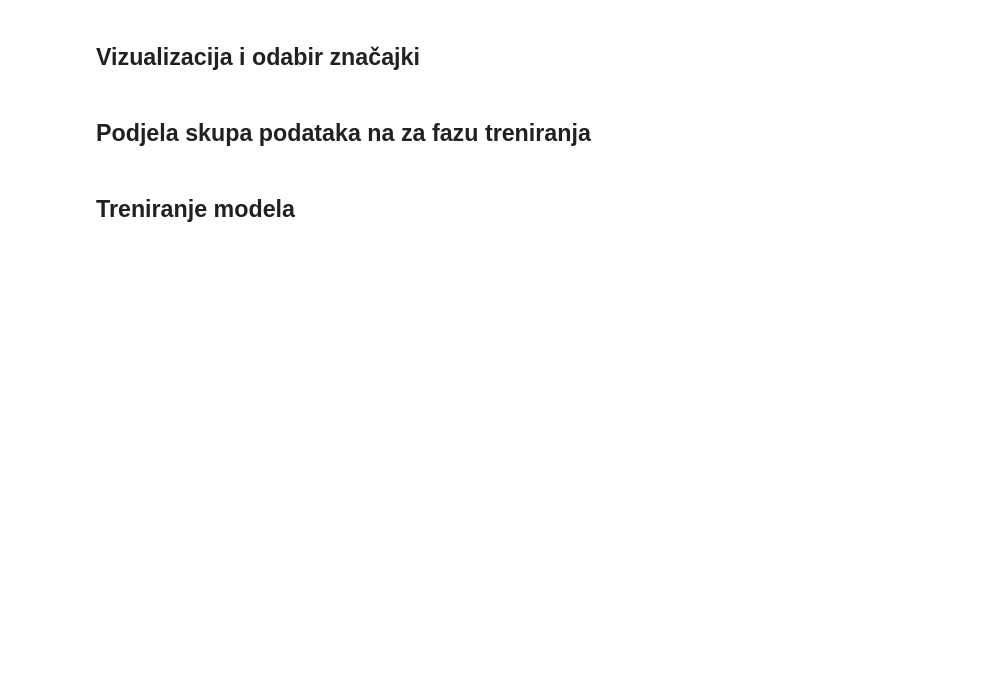
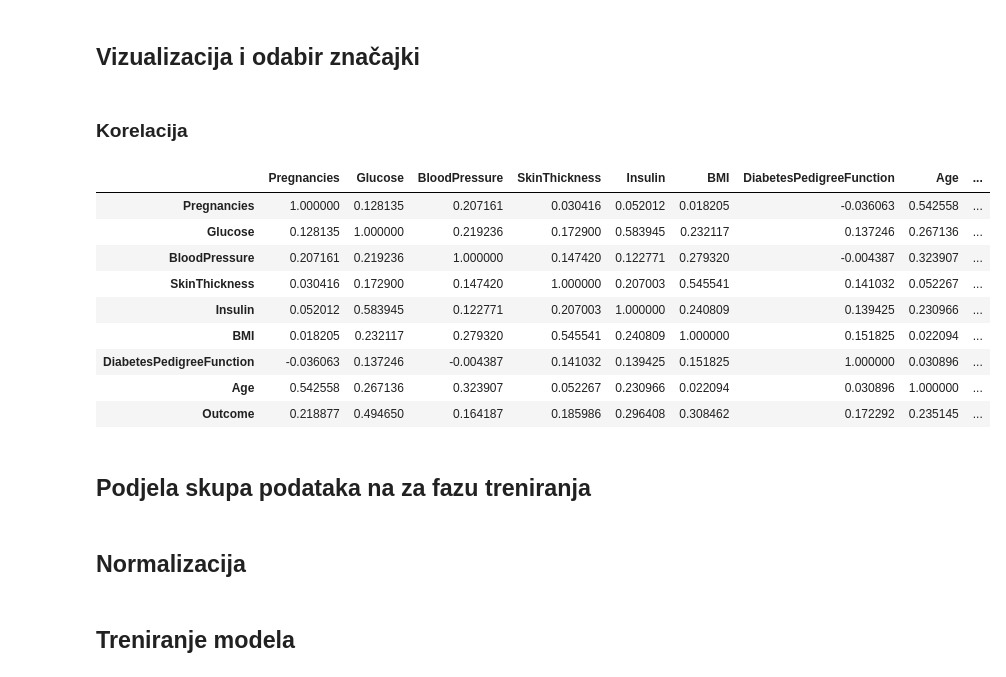
Before and after one commit to pb7932/UZOP, a Jupyter notebook: UZOP_PetarBenjak_diabetes.ipynb, the cells around one changed output. Saved outputs shown, nothing was run; the diff lists cells and outputs as text; code cells hidden in the pictures; blank space fills up the shorter version.

```diff
--- a/UZOP_PetarBenjak_diabetes.ipynb
+++ b/UZOP_PetarBenjak_diabetes.ipynb
@@ -211,5 +243,21 @@ dtype: float64
 # %% [markdown]
 ## Vizualizacija i odabir značajki
+# %% [markdown]
+### Korelacija
+# %%
+corr = df.corr()
+corr.style.background_gradient(cmap='BuPu', axis=None)
+# %% [output]
+|  | Pregnancies | Glucose | BloodPressure | SkinThickness | Insulin | BMI | DiabetesPedigreeFunction | Age | ... |
+| Pregnancies | 1.000000 | 0.128135 | 0.207161 | 0.030416 | 0.052012 | 0.018205 | -0.036063 | 0.542558 | ... |
+| Glucose | 0.128135 | 1.000000 | 0.219236 | 0.172900 | 0.583945 | 0.232117 | 0.137246 | 0.267136 | ... |
+| BloodPressure | 0.207161 | 0.219236 | 1.000000 | 0.147420 | 0.122771 | 0.279320 | -0.004387 | 0.323907 | ... |
+| SkinThickness | 0.030416 | 0.172900 | 0.147420 | 1.000000 | 0.207003 | 0.545541 | 0.141032 | 0.052267 | ... |
+| Insulin | 0.052012 | 0.583945 | 0.122771 | 0.207003 | 1.000000 | 0.240809 | 0.139425 | 0.230966 | ... |
+| BMI | 0.018205 | 0.232117 | 0.279320 | 0.545541 | 0.240809 | 1.000000 | 0.151825 | 0.022094 | ... |
+| DiabetesPedigreeFunction | -0.036063 | 0.137246 | -0.004387 | 0.141032 | 0.139425 | 0.151825 | 1.000000 | 0.030896 | ... |
+| Age | 0.542558 | 0.267136 | 0.323907 | 0.052267 | 0.230966 | 0.022094 | 0.030896 | 1.000000 | ... |
+| Outcome | 0.218877 | 0.494650 | 0.164187 | 0.185986 | 0.296408 | 0.308462 | 0.172292 | 0.235145 | ... |
 # %% [markdown]
 ## Podjela skupa podataka na za fazu treniranja
 # %%
@@ -226,5 +274,7 @@ y_val = df_val['Outcome']
 
 X_test = df_test.drop(['Outcome'], axis=1)
 y_test = df_test['Outcome']
+# %% [markdown]
+## Normalizacija
 # %% [markdown]
 ## Treniranje modela
```
Also changed, not shown: parts of 14 cells of this notebook.
